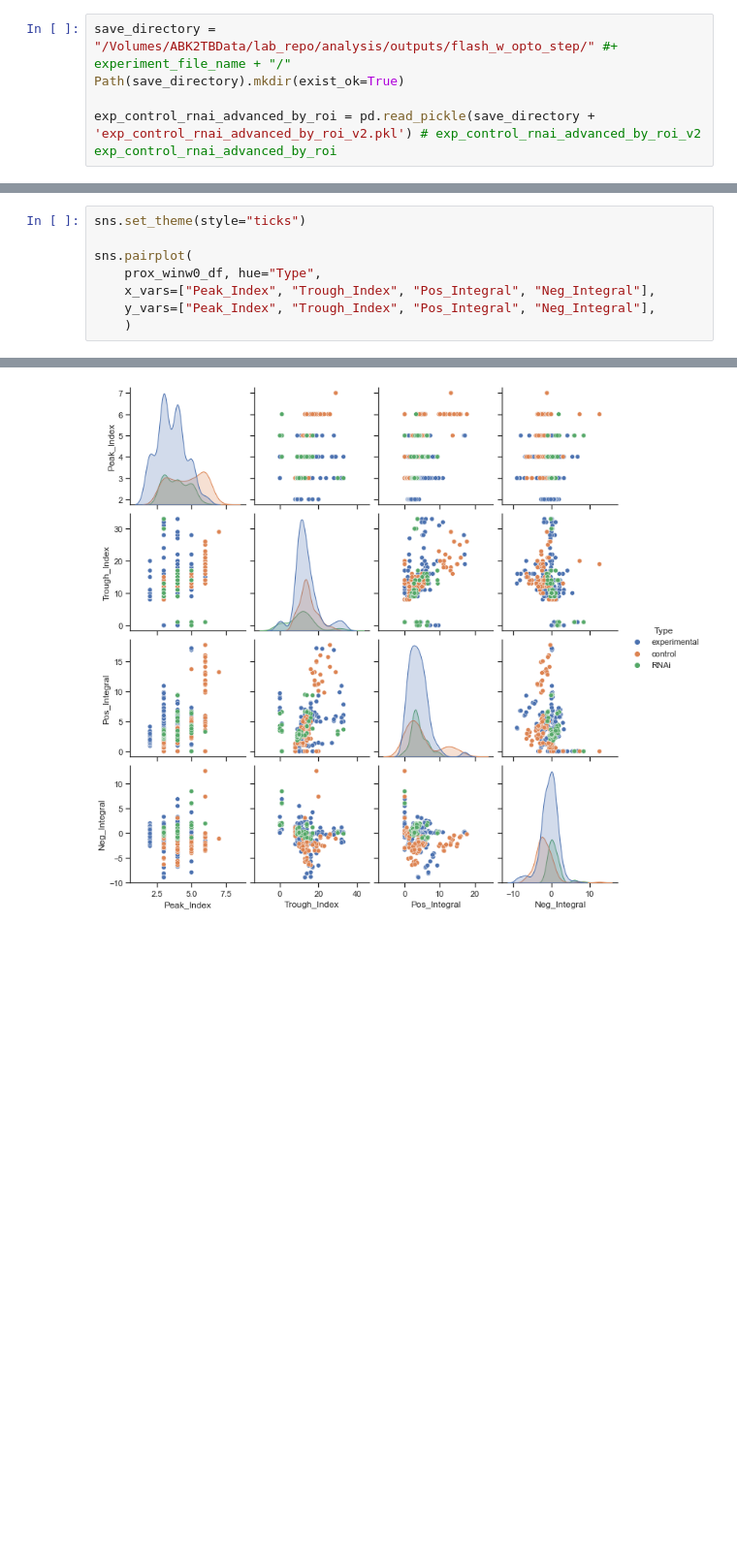
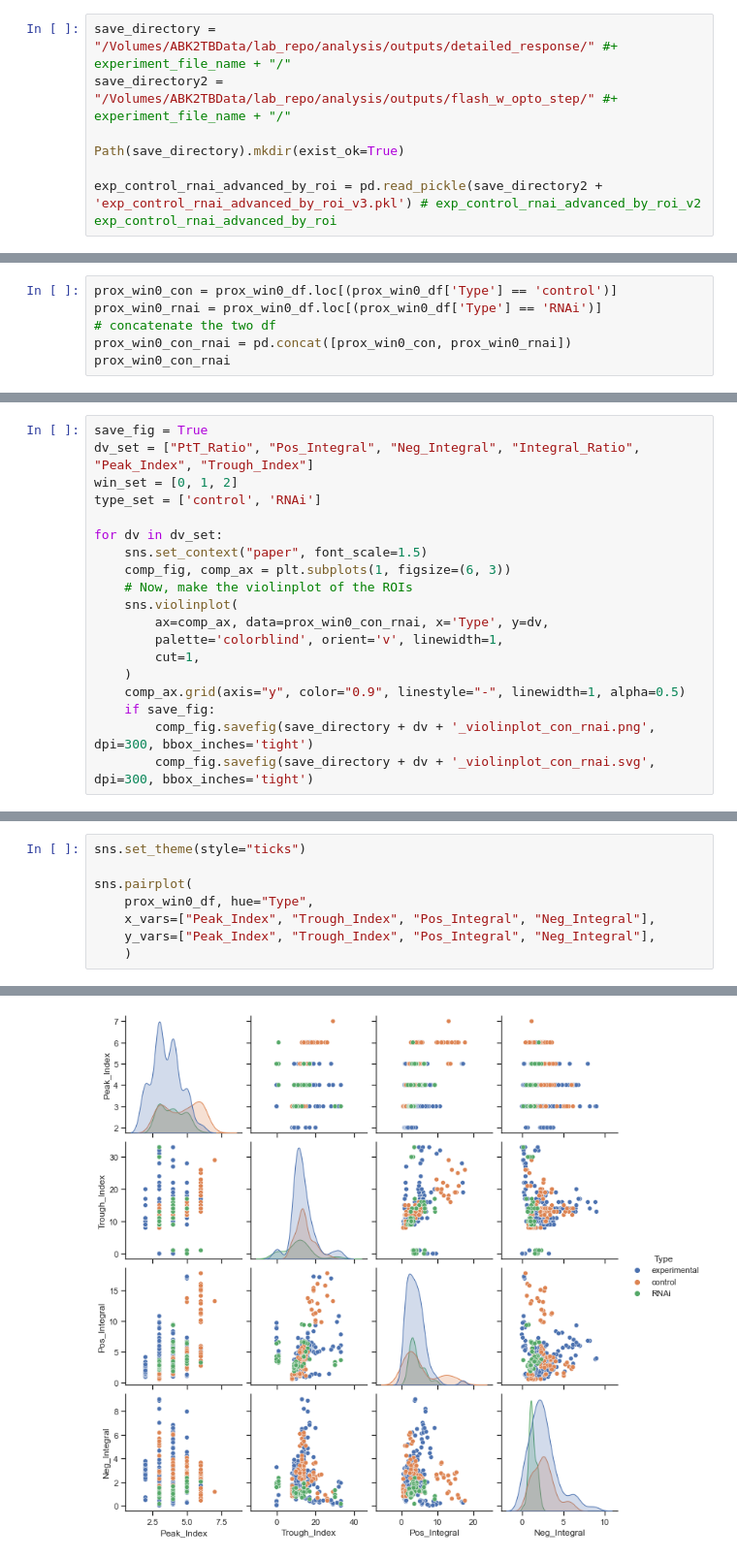
Before and after one commit to Biofall/two_photon_analysis, a Jupyter notebook: notebooks/detailed_response_analysis.ipynb, the cells around one changed output, grey strips where cells are left out. Shown at 97% size. Drawn from its saved outputs; the diff is of its cells as text; blank space fills up the shorter version.

Commit message:
added plots and metrics

```diff
--- a/notebooks/detailed_response_analysis.ipynb
+++ b/notebooks/detailed_response_analysis.ipynb
@@ -26,6 +32,8 @@ import pandas as pd
 # %%
-save_directory = "/Volumes/ABK2TBData/lab_repo/analysis/outputs/flash_w_opto_step/" #+ experiment_file_name + "/"
+save_directory = "/Volumes/ABK2TBData/lab_repo/analysis/outputs/detailed_response/" #+ experiment_file_name + "/"
+save_directory2 = "/Volumes/ABK2TBData/lab_repo/analysis/outputs/flash_w_opto_step/" #+ experiment_file_name + "/"
+
 Path(save_directory).mkdir(exist_ok=True)
 
-exp_control_rnai_advanced_by_roi = pd.read_pickle(save_directory + 'exp_control_rnai_advanced_by_roi_v2.pkl') # exp_control_rnai_advanced_by_roi_v2 exp_control_rnai_advanced_by_roi
+exp_control_rnai_advanced_by_roi = pd.read_pickle(save_directory2 + 'exp_control_rnai_advanced_by_roi_v3.pkl') # exp_control_rnai_advanced_by_roi_v2 exp_control_rnai_advanced_by_roi
 # %% [markdown]
@@ -157,0 +107,6 @@ sns.despine(fig=comp_fig, top=True, right=True, bottom=True)
+# %%
+prox_win0_con = prox_win0_df.loc[(prox_win0_df['Type'] == 'control')]
+prox_win0_rnai = prox_win0_df.loc[(prox_win0_df['Type'] == 'RNAi')]
+# concatenate the two df
+prox_win0_con_rnai = pd.concat([prox_win0_con, prox_win0_rnai])
+prox_win0_con_rnai
@@ -157,0 +129,19 @@ sns.despine(fig=comp_fig, top=True, right=True, bottom=True)
+# %%
+save_fig = True
+dv_set = ["PtT_Ratio", "Pos_Integral", "Neg_Integral", "Integral_Ratio", "Peak_Index", "Trough_Index"]
+win_set = [0, 1, 2]
+type_set = ['control', 'RNAi']
+
+for dv in dv_set:
+    sns.set_context("paper", font_scale=1.5)
+    comp_fig, comp_ax = plt.subplots(1, figsize=(6, 3))
+    # Now, make the violinplot of the ROIs
+    sns.violinplot(
+        ax=comp_ax, data=prox_win0_con_rnai, x='Type', y=dv,
+        palette='colorblind', orient='v', linewidth=1,
+        cut=1,
+    )
+    comp_ax.grid(axis="y", color="0.9", linestyle="-", linewidth=1, alpha=0.5)
+    if save_fig:
+        comp_fig.savefig(save_directory + dv + '_violinplot_con_rnai.png', dpi=300, bbox_inches='tight')
+        comp_fig.savefig(save_directory + dv + '_violinplot_con_rnai.svg', dpi=300, bbox_inches='tight')
@@ -186,11 +198,11 @@ sns.histplot(data=prox_winw0_df, x="PtT_Ratio", hue="Type", kde=True)
 # %%
 sns.set_theme(style="ticks")
 
 sns.pairplot(
-    prox_winw0_df, hue="Type",
+    prox_win0_df, hue="Type",
     x_vars=["Peak_Index", "Trough_Index", "Pos_Integral", "Neg_Integral"],
     y_vars=["Peak_Index", "Trough_Index", "Pos_Integral", "Neg_Integral"],
     )
 # %% [output]
 <seaborn.axisgrid.PairGrid at 0x...>
-[figure, old version]
+[figure, new version]
```
Also changed, not shown: parts of 17 cells of this notebook.
